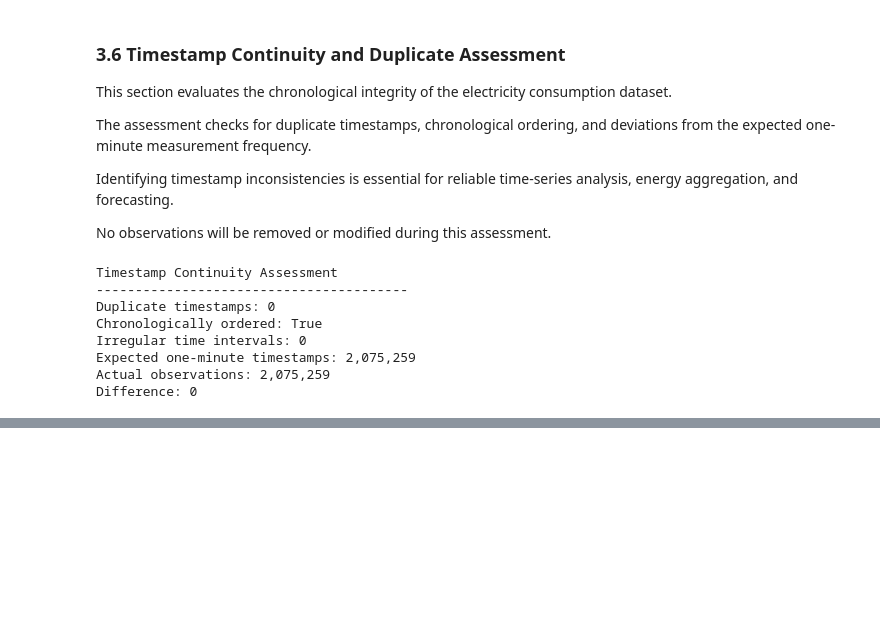
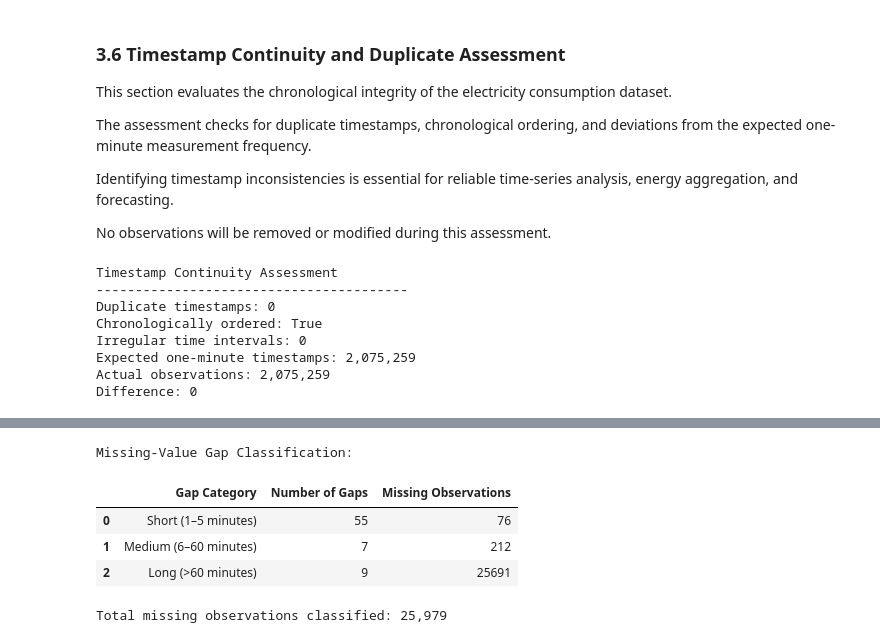
Before and after one commit to damisar/Household_Electricity_Consumption_Analysis_and_Forecasting, a Jupyter notebook: notebook/Household_Electricity_Consumption_Analysis_and_Forecasting.ipynb, the cells around one changed output, grey strips where cells are left out. Drawn from its saved outputs; the diff is of its cells as text; code cells hidden in the pictures; blank space fills up the shorter version.

```diff
--- a/notebook/Household_Electricity_Consumption_Analysis_and_Forecasting.ipynb
+++ b/notebook/Household_Electricity_Consumption_Analysis_and_Forecasting.ipynb
@@ -418,0 +494,60 @@ Difference: 0
+# %%
+
+# Classify missing sequences according to their lengths
+
+short_gaps = (missing_run_lengths <= 5).sum()
+
+medium_gaps = (
+    (missing_run_lengths > 5) &
+    (missing_run_lengths <= 60)
+).sum()
+
+long_gaps = (missing_run_lengths > 60).sum()
+
+# Calculate missing observations in each category
+short_missing_rows = missing_run_lengths[
+    missing_run_lengths <= 5
+].sum()
+
+medium_missing_rows = missing_run_lengths[
+    (missing_run_lengths > 5) &
+    (missing_run_lengths <= 60)
+].sum()
+
+long_missing_rows = missing_run_lengths[
+    missing_run_lengths > 60
+].sum()
+
+# Create a summary table
+gap_summary = pd.DataFrame({
+    "Gap Category": [
+        "Short (1–5 minutes)",
+        "Medium (6–60 minutes)",
+        "Long (>60 minutes)"
+    ],
+    "Number of Gaps": [
+        short_gaps,
+        medium_gaps,
+        long_gaps
+    ],
+    "Missing Observations": [
+        short_missing_rows,
+        medium_missing_rows,
+        long_missing_rows
+    ]
+})
+
+print("Missing-Value Gap Classification:")
+display(gap_summary)
+
+print(
+    f"\nTotal missing observations classified: "
+    f"{gap_summary['Missing Observations'].sum():,}"
+)
+# %% [output]
+Missing-Value Gap Classification:
+|  | Gap Category | Number of Gaps | Missing Observations |
+| 0 | Short (1–5 minutes) | 55 | 76 |
+| 1 | Medium (6–60 minutes) | 7 | 212 |
+| 2 | Long (>60 minutes) | 9 | 25691 |
+Total missing observations classified: 25,979
```
Also changed, not shown: parts of 14 cells of this notebook.
